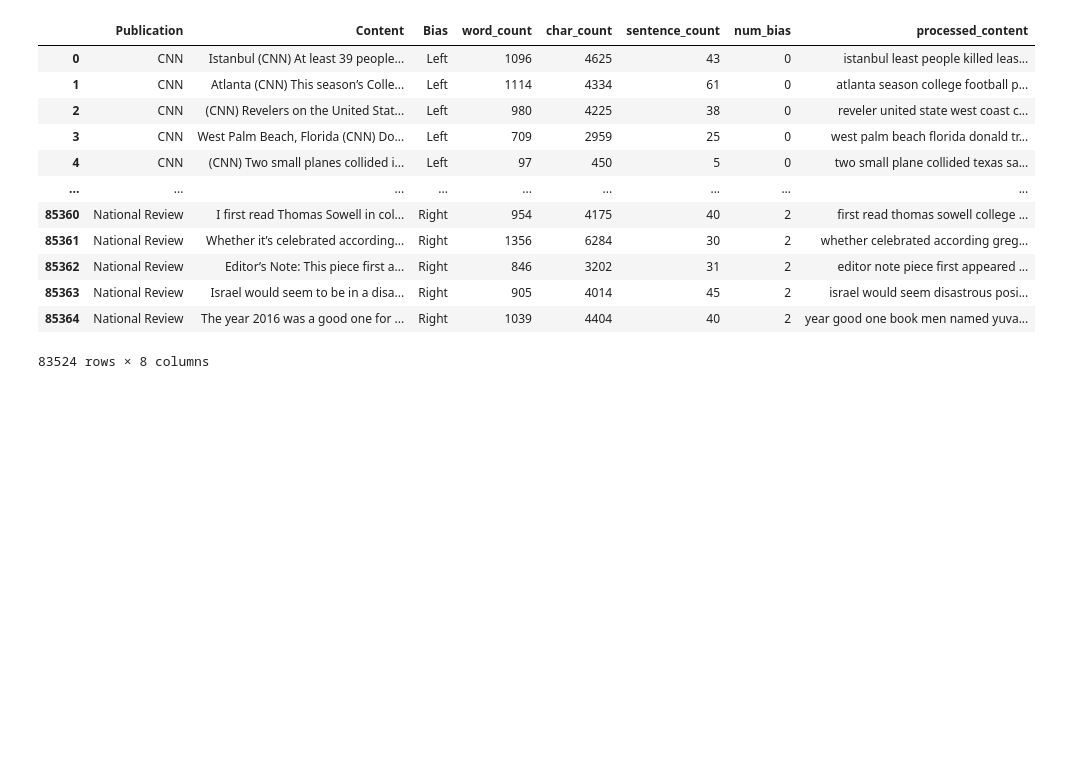
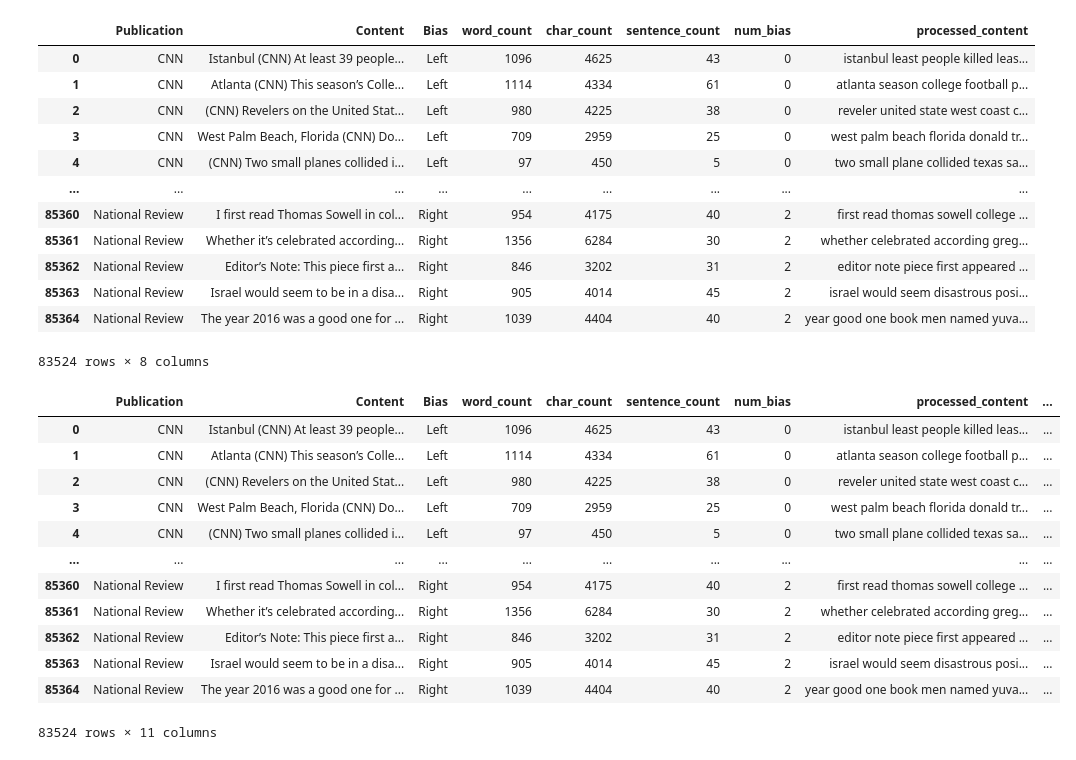
Before and after one commit to DaveMcKinley/MediaBiasAnalysis, a Jupyter notebook: Notebooks/EDA-Preprocessing.ipynb, the cells around one changed output. Saved outputs shown, nothing was run; the diff lists cells and outputs as text; code cells hidden in the pictures; blank space fills up the shorter version.

```diff
--- a/Notebooks/EDA-Preprocessing.ipynb
+++ b/Notebooks/EDA-Preprocessing.ipynb
@@ -580,0 +552,16 @@ df
+# %%
+df
+# %% [output]
+|  | Publication | Content | Bias | word_count | char_count | sentence_count | num_bias | processed_content | ... |
+| 0 | CNN | Istanbul (CNN) At least 39 people... | Left | 1096 | 4625 | 43 | 0 | istanbul least people killed leas... | ... |
+| 1 | CNN | Atlanta (CNN) This season’s Colle... | Left | 1114 | 4334 | 61 | 0 | atlanta season college football p... | ... |
+| 2 | CNN | (CNN) Revelers on the United Stat... | Left | 980 | 4225 | 38 | 0 | reveler united state west coast c... | ... |
+| 3 | CNN | West Palm Beach, Florida (CNN) Do... | Left | 709 | 2959 | 25 | 0 | west palm beach florida donald tr... | ... |
+| 4 | CNN | (CNN) Two small planes collided i... | Left | 97 | 450 | 5 | 0 | two small plane collided texas sa... | ... |
+| ... | ... | ... | ... | ... | ... | ... | ... | ... | ... |
+| 85360 | National Review | I first read Thomas Sowell in col... | Right | 954 | 4175 | 40 | 2 | first read thomas sowell college ... | ... |
+| 85361 | National Review | Whether it’s celebrated according... | Right | 1356 | 6284 | 30 | 2 | whether celebrated according greg... | ... |
+| 85362 | National Review | Editor’s Note: This piece first a... | Right | 846 | 3202 | 31 | 2 | editor note piece first appeared ... | ... |
+| 85363 | National Review | Israel would seem to be in a disa... | Right | 905 | 4014 | 45 | 2 | israel would seem disastrous posi... | ... |
+| 85364 | National Review | The year 2016 was a good one for ... | Right | 1039 | 4404 | 40 | 2 | year good one book men named yuva... | ... |
+83524 rows × 11 columns
```
Also changed, not shown: parts of 24 cells of this notebook.
